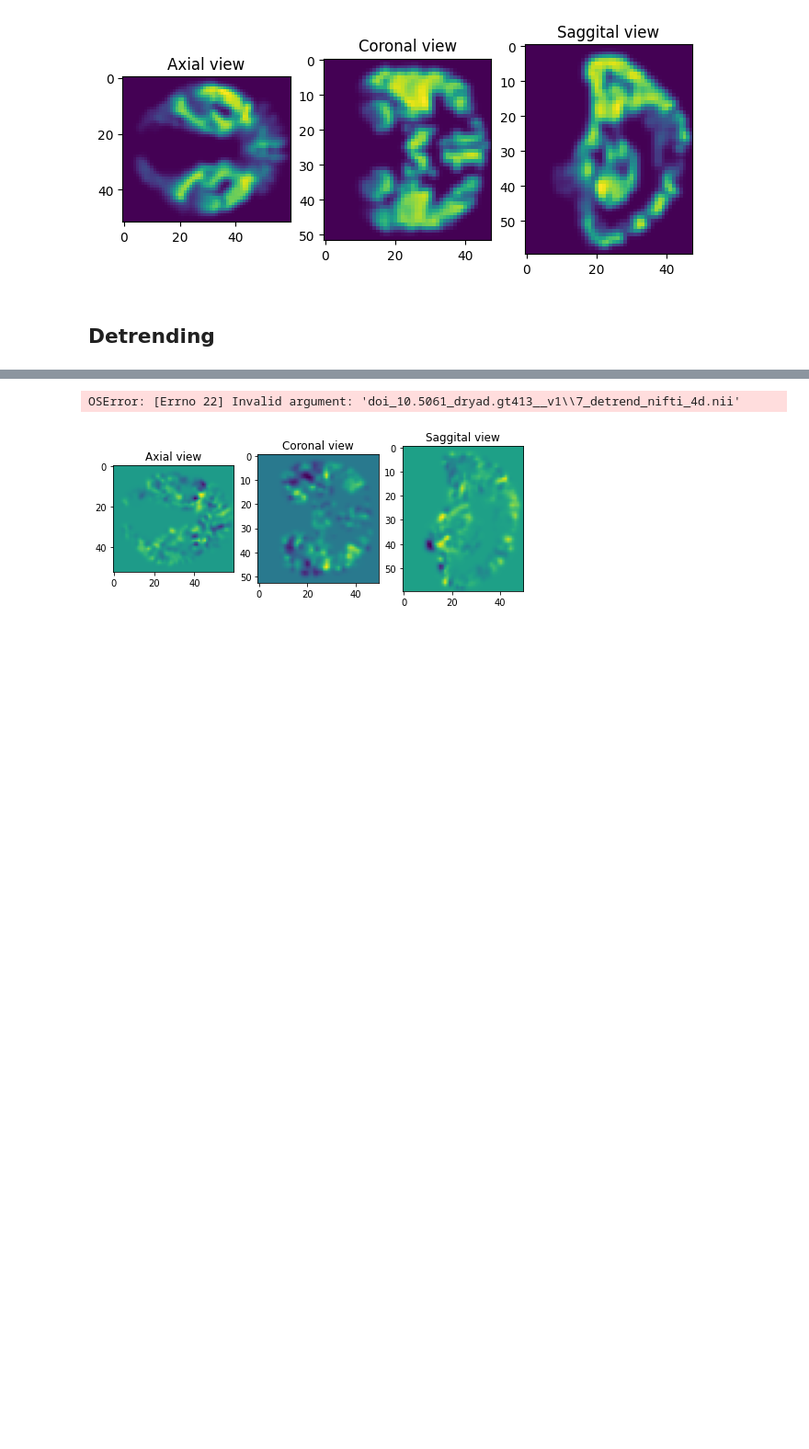
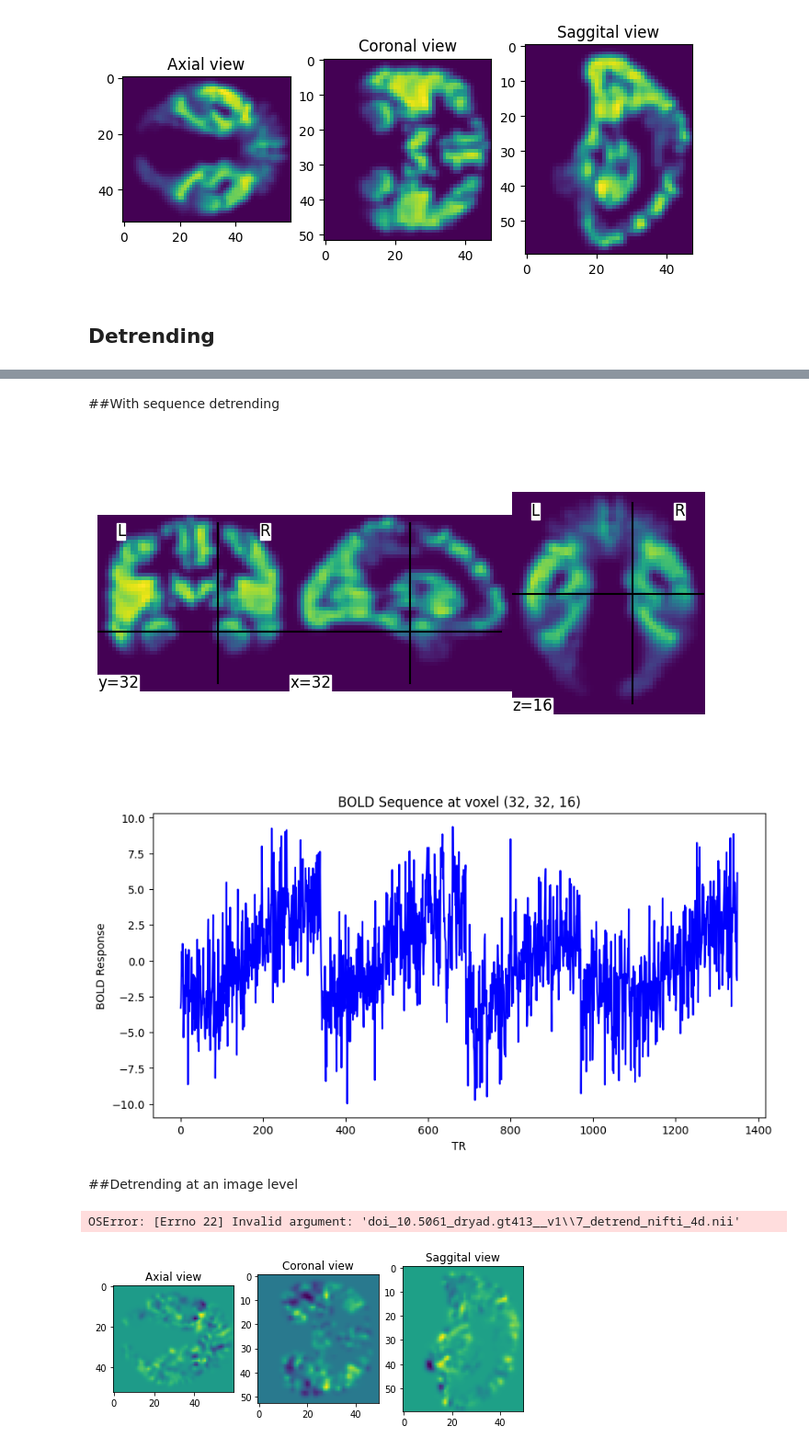
Before and after one commit to HarrisonFah/CMPUT624_Project, a Jupyter notebook: preprocessing.ipynb, the cells around one changed output, grey strips where cells are left out. Shown at 92% size. Saved outputs shown, nothing was run; the diff lists cells and outputs as text; code cells hidden in the pictures; blank space fills up the shorter version.

```diff
--- a/preprocessing.ipynb
+++ b/preprocessing.ipynb
@@ -139,3 +236,12 @@ for subj_id, subj_4d in enumerate(subjects_4d):
+# %% [markdown]
+##With sequence detrending
+# %%
+plot_voxel_seq(smoothed_data_mc, x=32, y=32, z=16, t=600, smoothed=True,nilearn_viz=True)
+# %% [output]
+[figure, added]
+[figure, added]
+# %% [markdown]
+##Detrending at an image level
 # %%
 for subj_id in range(len(subjects_4d)):
     smooth_file_name = str(subj_id) + '_smooth_nifti_4d.nii'
```
Also changed, not shown: parts of 13 cells of this notebook.
